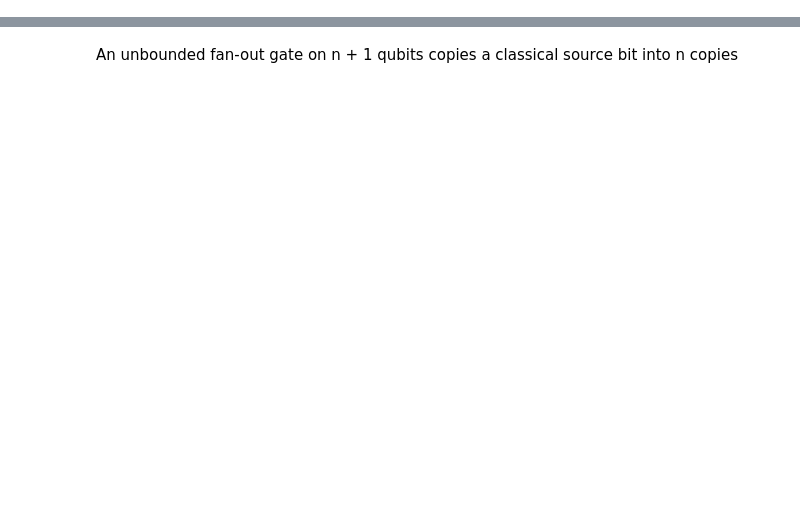
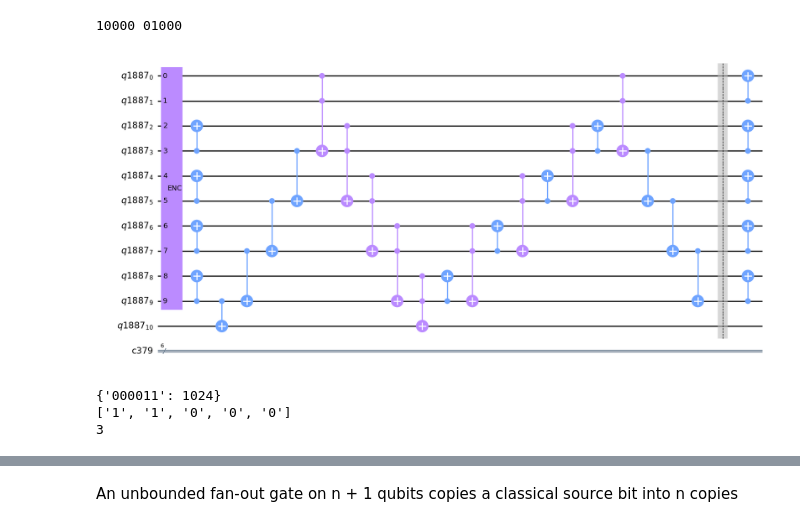
Before and after one commit to Gogolexicomatisation/Quantum-Circuit-for-Unbounded-Fen-Out-and-Addition, a Jupyter notebook: addition.ipynb, the cells around one changed output, grey strips where cells are left out. Cells and saved outputs as stored; diff of their text form; code cells hidden in the pictures; blank space fills up the shorter version.

Commit message:
add circuit

```diff
--- a/addition.ipynb
+++ b/addition.ipynb
@@ -8,3 +8,26 @@ from utils import equal_length_binary
 ![image-3.png](attachment:image-3.png)
 
 ![image-4.png](attachment:image-4.png)
+# %%
+def create_circuit(n):
+    # Create quantum registers: 2n for the two numbers and 1 for the carry bit
+    qr = QuantumRegister((2 * n) + 1)
+    cr = ClassicalRegister(n + 1)
+
+    # Create a classical register for the output
+    circ = QuantumCircuit(qr, cr)
+
+    return circ, qr, cr
+# %%
+def prepare_state(x_binary, y_binary, n, circ):
+    N = 2 * n + 1
+    encode_circ = QuantumCircuit(N - 1, name='ENC')
+    for i in range(n):
+        if x_binary[i] == '1':
+            encode_circ.x(2 * i)
+        if y_binary[i] == '1':
+            encode_circ.x((2 * i) + 1)
+
+    circ.append(encode_circ.to_instruction(), list(range(N - 1)))
+
+    return circ
@@ -10,0 +163,40 @@ from utils import equal_length_binary
+# %%
+x, y = 16, 8
+# Int to bin
+x_binary, y_binary, n = equal_length_binary(x, y)
+
+print(x_binary, y_binary)
+# Build the circuit
+circ, _, creg = create_circuit(n)
+
+# Encode integer into quantum information
+circ = prepare_state(x_binary, y_binary, n, circ)
+
+# Append add circuit to the final circuit
+circ = add_circuit(circ, n)
+circ.draw('mpl')
+# %% [output]
+10000 01000
+[figure, added]
+# %%
+# Define qubits to be measured
+measured_qubits = [2 * i for i in range(n)]
+measured_qubits.append(2 * n)
+circ.measure(measured_qubits, creg)
+# Simulate and get result
+simulator = Aer.get_backend('qasm_simulator')
+result = execute(circ, simulator).result()
+counts = result.get_counts(circ)
+print(counts)
+binstr = list(counts.keys())[0]
+
+carry = binstr[0]
+sum = list(reversed(binstr[1:]))
+print(sum)
+
+int_result = int(binstr, base=2)
+print(int_result)
+# %% [output]
+{'000011': 1024}
+['1', '1', '0', '0', '0']
+3
```
Also changed, not shown: parts of 5 cells of this notebook.
